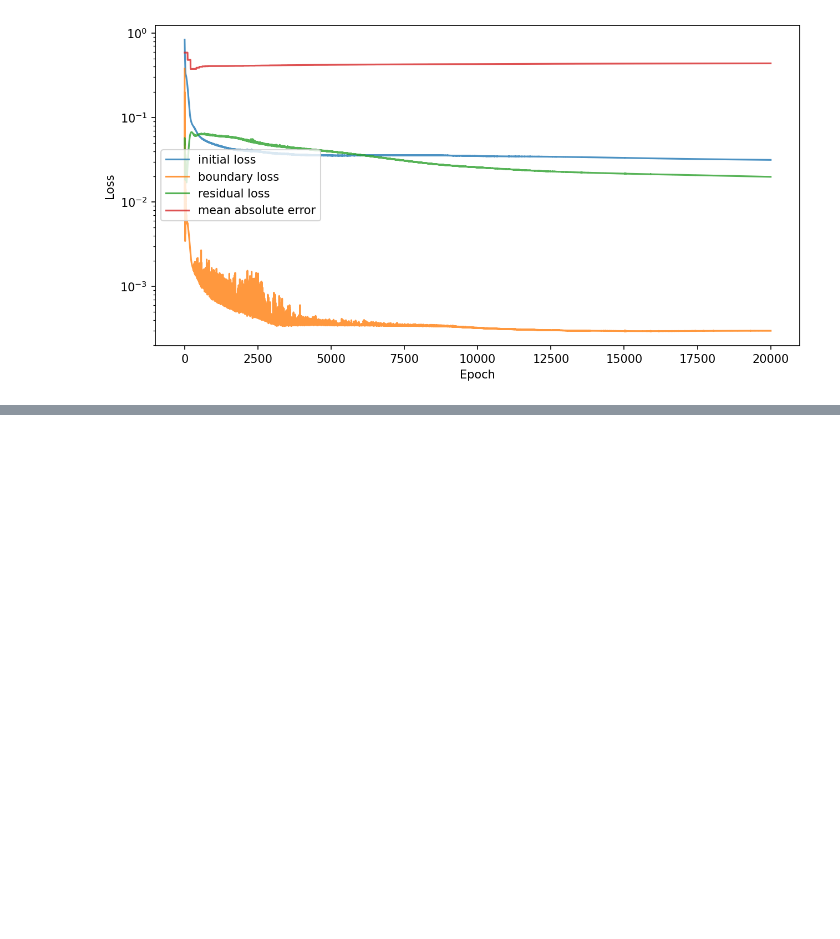
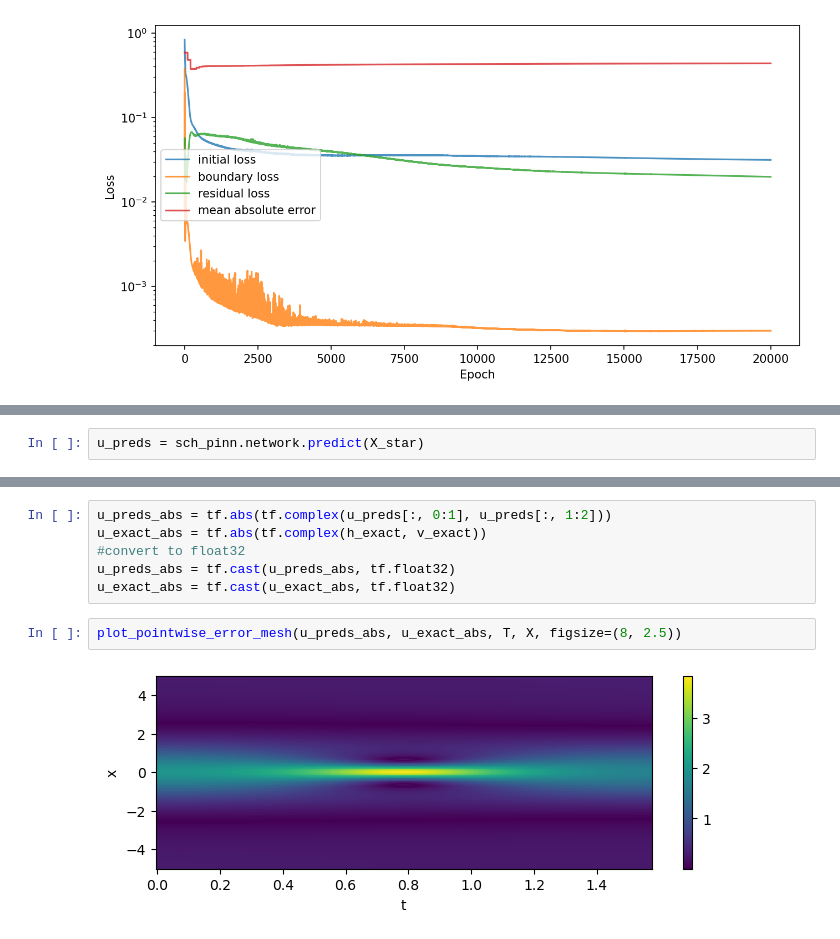
Before and after one commit to nimahsn/pinns_tf2, a Jupyter notebook: schrodinger.ipynb, the cells around one changed output, grey strips where cells are left out. Cells and saved outputs as stored; diff of their text form; blank space fills up the shorter version.

Commit message:
2d point-wise error plot added

```diff
--- a/schrodinger.ipynb
+++ b/schrodinger.ipynb
@@ -87,0 +86,2 @@ plot_training_loss(history, y_scale='log')
+# %%
+u_preds = sch_pinn.network.predict(X_star)
@@ -87,0 +90,10 @@ plot_training_loss(history, y_scale='log')
+# %%
+u_preds_abs = tf.abs(tf.complex(u_preds[:, 0:1], u_preds[:, 1:2]))
+u_exact_abs = tf.abs(tf.complex(h_exact, v_exact))
+#convert to float32
+u_preds_abs = tf.cast(u_preds_abs, tf.float32)
+u_exact_abs = tf.cast(u_exact_abs, tf.float32)
+# %%
+plot_pointwise_error_mesh(u_preds_abs, u_exact_abs, T, X, figsize=(8, 2.5))
+# %% [output]
+[figure, added]
```
Also changed, not shown: parts of 4 cells of this notebook, 1 other file.
